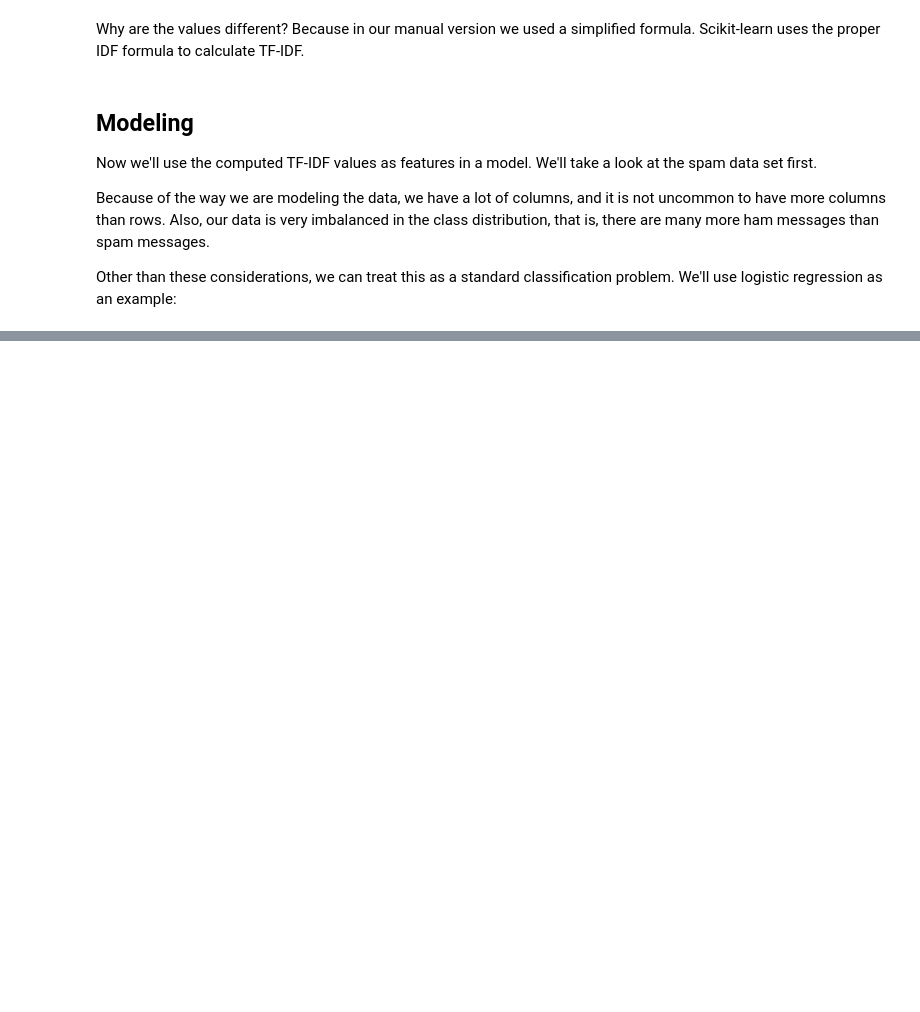
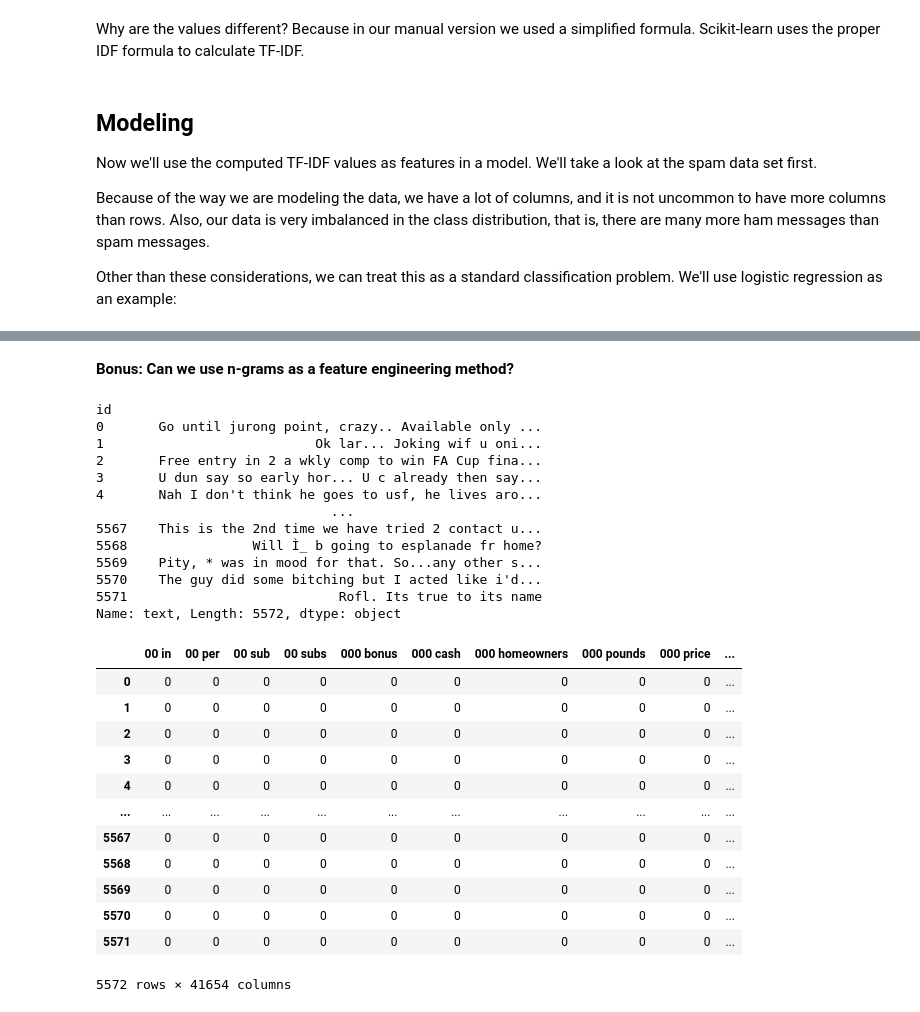
Before and after one commit to CodeupClassroom/hopper-nlp-exercises, a Jupyter notebook: nlp_modeling_lesson.ipynb, the cells around one changed output, grey strips where cells are left out. Drawn from its saved outputs; the diff is of its cells as text; code cells hidden in the pictures; blank space fills up the shorter version.

```diff
--- a/nlp_modeling_lesson.ipynb
+++ b/nlp_modeling_lesson.ipynb
@@ -518,0 +707,35 @@ Take the work we did in the lessons further:
+# %% [markdown]
+**Bonus: Can we use n-grams as a feature engineering method?**
+# %%
+cv = CountVectorizer(ngram_range=(2, 2))
+bigrams = cv.fit_transform(df.text)
+
+pprint(df.text)
+pd.DataFrame(bigrams.todense(), columns=cv.get_feature_names())
+# %% [output]
+id
+0       Go until jurong point, crazy.. Available only ...
+1                           Ok lar... Joking wif u oni...
+2       Free entry in 2 a wkly comp to win FA Cup fina...
+3       U dun say so early hor... U c already then say...
+4       Nah I don't think he goes to usf, he lives aro...
+                              ...
+5567    This is the 2nd time we have tried 2 contact u...
+5568                Will Ì_ b going to esplanade fr home?
+5569    Pity, * was in mood for that. So...any other s...
+5570    The guy did some bitching but I acted like i'd...
+5571                           Rofl. Its true to its name
+Name: text, Length: 5572, dtype: object
+|  | 00 in | 00 per | 00 sub | 00 subs | 000 bonus | 000 cash | 000 homeowners | 000 pounds | 000 price | ... |
+| 0 | 0 | 0 | 0 | 0 | 0 | 0 | 0 | 0 | 0 | ... |
+| 1 | 0 | 0 | 0 | 0 | 0 | 0 | 0 | 0 | 0 | ... |
+| 2 | 0 | 0 | 0 | 0 | 0 | 0 | 0 | 0 | 0 | ... |
+| 3 | 0 | 0 | 0 | 0 | 0 | 0 | 0 | 0 | 0 | ... |
+| 4 | 0 | 0 | 0 | 0 | 0 | 0 | 0 | 0 | 0 | ... |
+| ... | ... | ... | ... | ... | ... | ... | ... | ... | ... | ... |
+| 5567 | 0 | 0 | 0 | 0 | 0 | 0 | 0 | 0 | 0 | ... |
+| 5568 | 0 | 0 | 0 | 0 | 0 | 0 | 0 | 0 | 0 | ... |
+| 5569 | 0 | 0 | 0 | 0 | 0 | 0 | 0 | 0 | 0 | ... |
+| 5570 | 0 | 0 | 0 | 0 | 0 | 0 | 0 | 0 | 0 | ... |
+| 5571 | 0 | 0 | 0 | 0 | 0 | 0 | 0 | 0 | 0 | ... |
+5572 rows × 41654 columns
```
Also changed, not shown: parts of 25 cells of this notebook.
